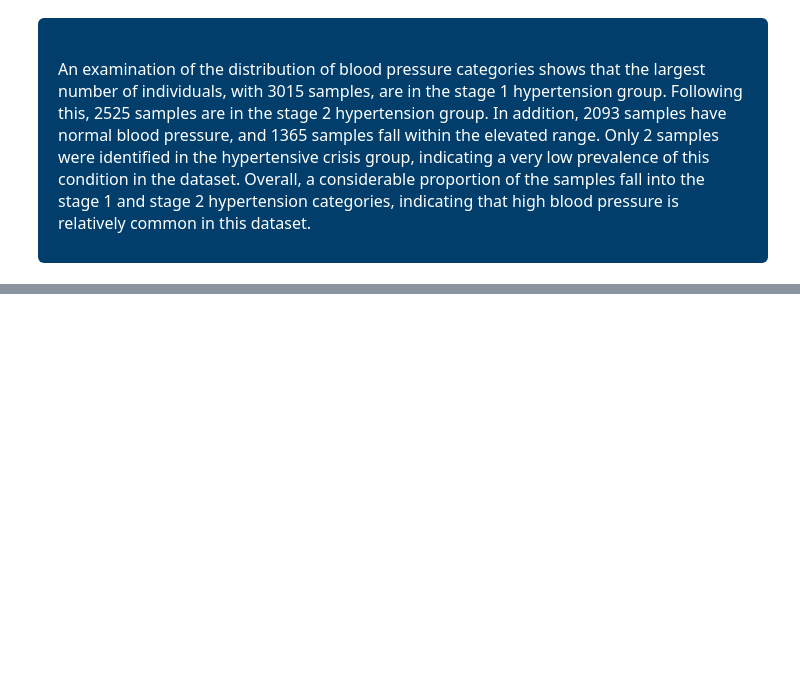
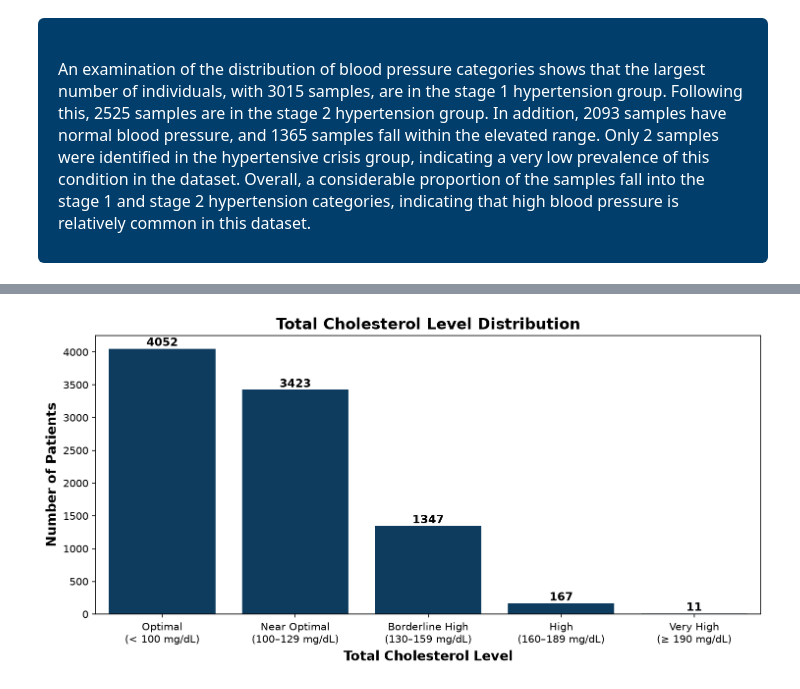
Before and after one commit to alimotamed-py/Kenko, a Jupyter notebook: ML/notebook/heart_disease.ipynb, the cells around one changed output, grey strips where cells are left out. Cells and saved outputs as stored; diff of their text form; code cells hidden in the pictures; blank space fills up the shorter version.

```diff
--- a/ML/notebook/heart_disease.ipynb
+++ b/ML/notebook/heart_disease.ipynb
@@ -908,0 +1088,9 @@ NameError: name 'plt' is not defined
+# %%
+ldl_group = pd.cut(data["ldl"], bins=[-np.inf, 100, 130, 160, 190, np.inf],
+    labels=[
+        "Optimal\n(< 100 mg/dL)",
+        "Near Optimal\n(100–129 mg/dL)",
+        "Borderline High\n(130–159 mg/dL)",
+        "High\n(160–189 mg/dL)",
+        "Very High\n(≥ 190 mg/dL)"
+    ], right=False)
@@ -908,0 +1107,16 @@ NameError: name 'plt' is not defined
+# %%
+plt.figure(figsize=(10, 5), dpi=150)
+
+ax = sns.countplot(x=ldl_group, color="#013e6c")
+
+plt.xlabel("Total Cholesterol Level", fontsize=13, fontweight="bold")
+plt.ylabel("Number of Patients", fontsize=13, fontweight="bold")
+plt.title("Total Cholesterol Level Distribution", fontsize=15, fontweight="bold")
+
+for container in ax.containers:
+    ax.bar_label(container, fontsize=11, fontweight="bold")
+
+plt.tight_layout()
+plt.show()
+# %% [output]
+[figure, added]
```
Also changed, not shown: parts of 29 cells of this notebook.
